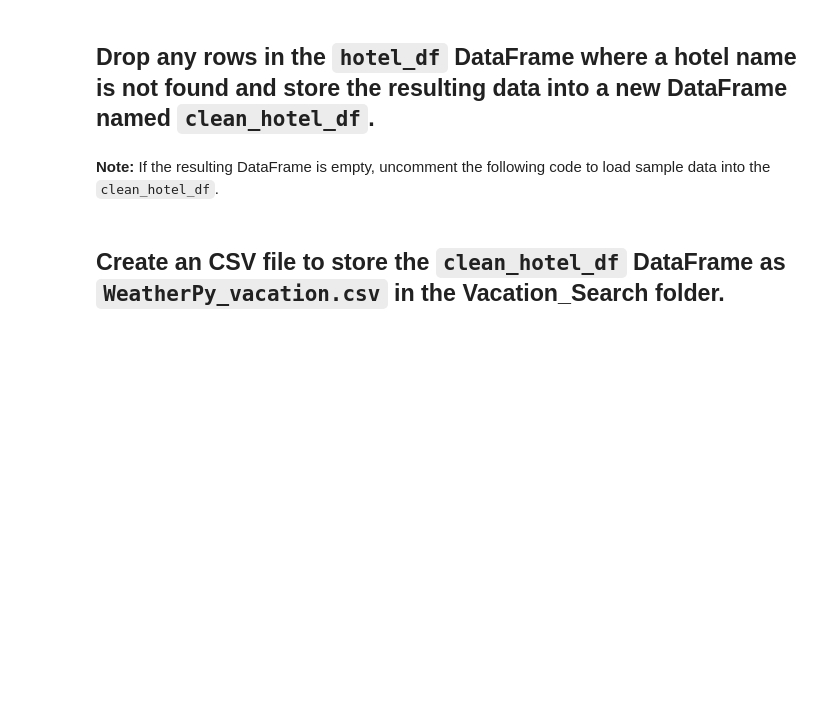
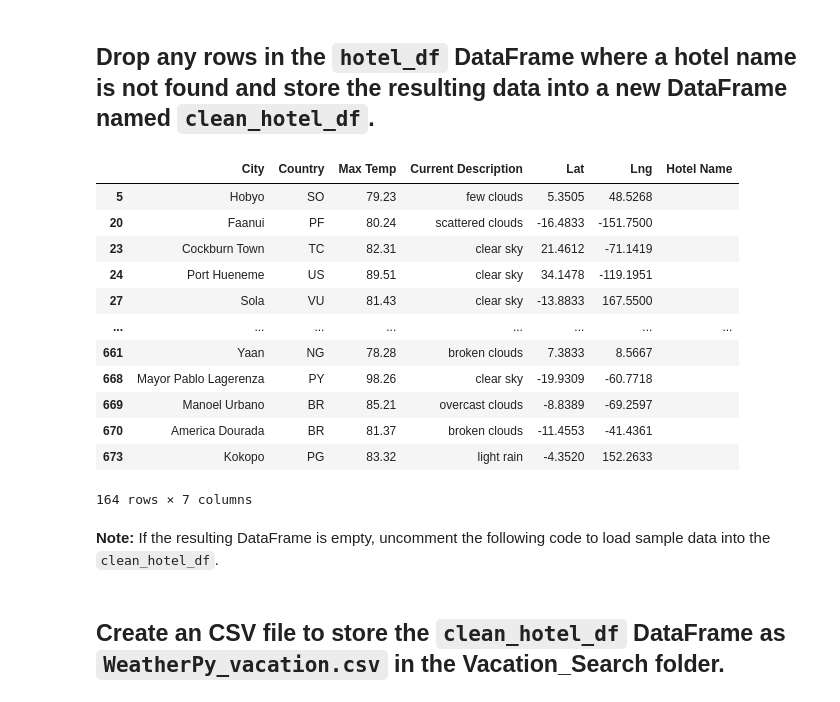
Before and after one commit to Knicks2020/World_Weather_Analysis, a Jupyter notebook: Vacation Search/Vacation_Search.ipynb, the cells around one changed output. Cells and saved outputs as stored; diff of their text form; code cells hidden in the pictures; blank space fills up the shorter version.

```diff
--- a/Vacation Search/Vacation_Search.ipynb
+++ b/Vacation Search/Vacation_Search.ipynb
@@ -244,10 +262,24 @@ hotel_df
 ## Drop any rows in the `hotel_df` DataFrame where a hotel name is not found and store the resulting data into a new DataFrame named `clean_hotel_df`.
 # %%
 # Drop the rows where there is no Hotel Name.
-clean_hotel_df = # YOUR CODE HERE
+clean_hotel_df = hotel_df.dropna(how='any')
 
 # Display sample data
-# YOUR CODE HERE
+clean_hotel_df
+# %% [output]
+|  | City | Country | Max Temp | Current Description | Lat | Lng | Hotel Name |
+| 5 | Hobyo | SO | 79.23 | few clouds | 5.3505 | 48.5268 |  |
+| 20 | Faanui | PF | 80.24 | scattered clouds | -16.4833 | -151.7500 |  |
+| 23 | Cockburn Town | TC | 82.31 | clear sky | 21.4612 | -71.1419 |  |
+| 24 | Port Hueneme | US | 89.51 | clear sky | 34.1478 | -119.1951 |  |
+| 27 | Sola | VU | 81.43 | clear sky | -13.8833 | 167.5500 |  |
+| ... | ... | ... | ... | ... | ... | ... | ... |
+| 661 | Yaan | NG | 78.28 | broken clouds | 7.3833 | 8.5667 |  |
+| 668 | Mayor Pablo Lagerenza | PY | 98.26 | clear sky | -19.9309 | -60.7718 |  |
+| 669 | Manoel Urbano | BR | 85.21 | overcast clouds | -8.8389 | -69.2597 |  |
+| 670 | America Dourada | BR | 81.37 | broken clouds | -11.4553 | -41.4361 |  |
+| 673 | Kokopo | PG | 83.32 | light rain | -4.3520 | 152.2633 |  |
+164 rows × 7 columns
 # %% [markdown]
 **Note:** If the resulting DataFrame is empty, uncomment the following code to load sample data into the `clean_hotel_df`.
 # %%
```
Also changed, not shown: parts of 13 cells of this notebook.
